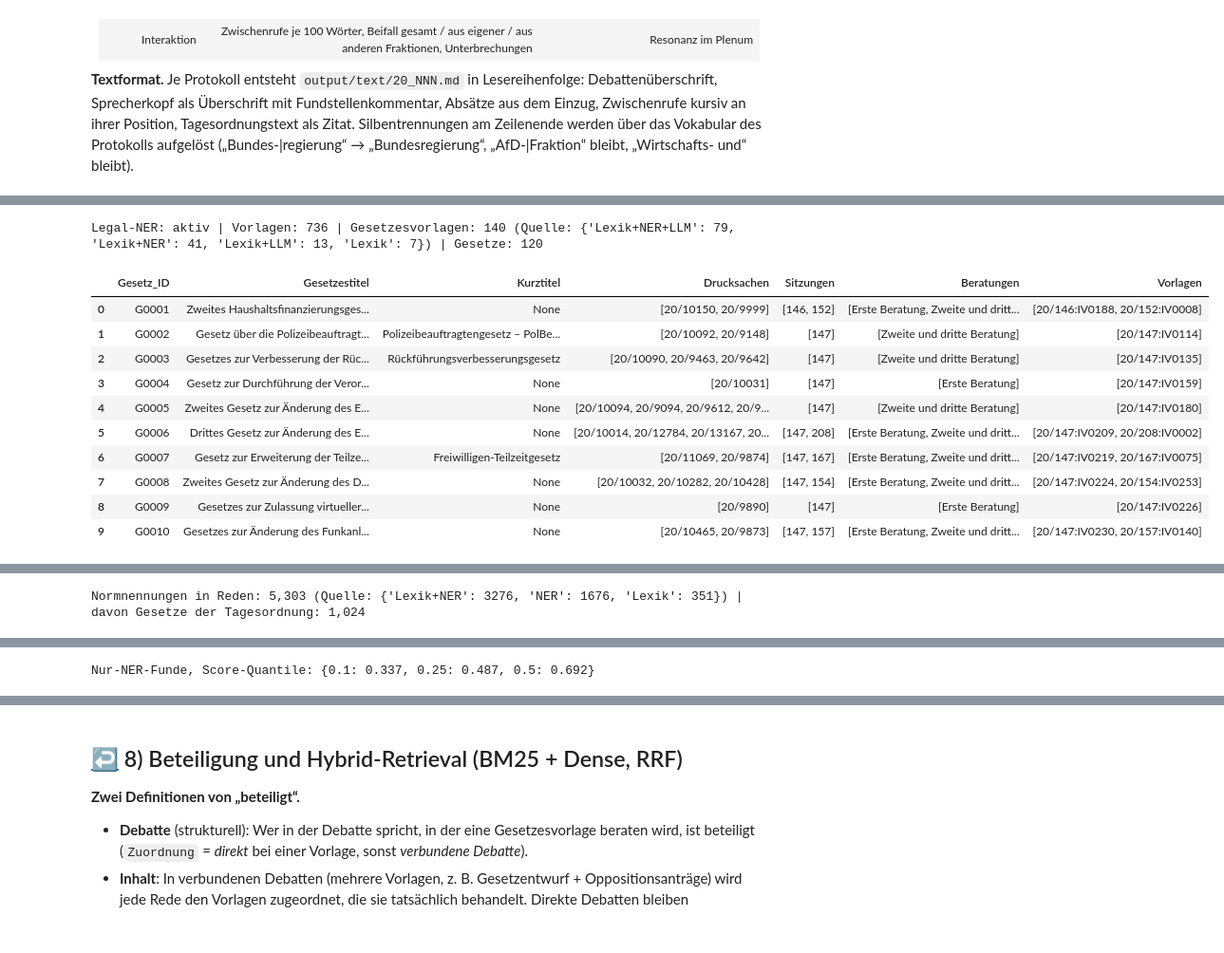
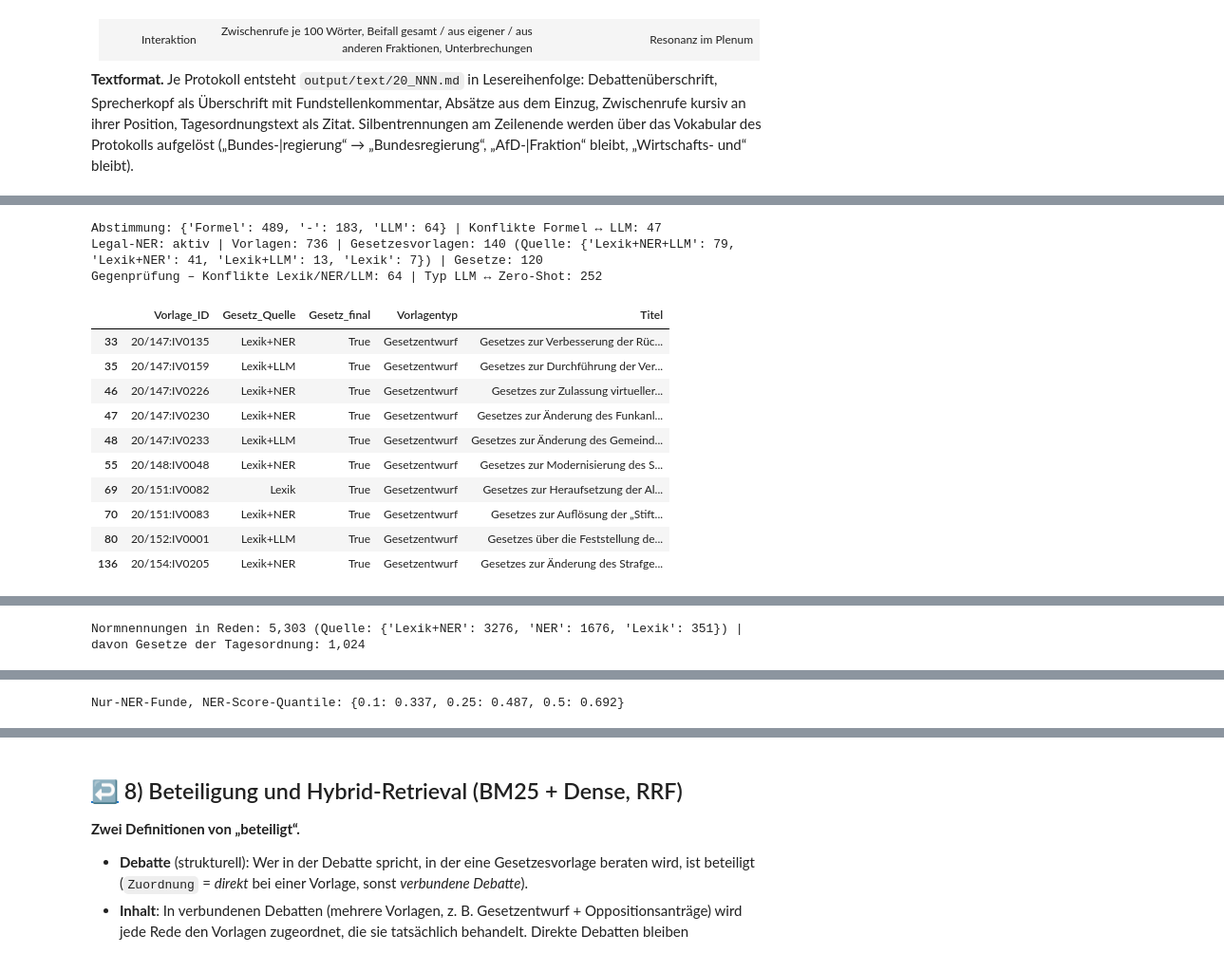
Before and after one commit to Geronimo39/KOM82_NLPNEU, a Jupyter notebook: KOM82_NLP_v03.ipynb, the cells around one changed output, grey strips where cells are left out. Shown at 95% size. Drawn from its saved outputs; the diff is of its cells as text; code cells hidden in the pictures.

```diff
--- a/KOM82_NLP_v03.ipynb
+++ b/KOM82_NLP_v03.ipynb
@@ -2152,7 +2195,8 @@ class Korpus:
 
 class Personenstamm:
     """Eine Person = Name ohne akademische Titel. Der Ortszusatz ('Detlef Müller (Chemnitz)') gehört
-    nur dazu, wenn derselbe Name im Korpus mit verschiedenen Zusätzen vorkommt. Partei der Person:
+    nur dazu, wenn derselbe Name im Korpus mit verschiedenen Zusätzen vorkommt; ein fehlender Zusatz zählt nicht
+    (v03: 'Mahmut Özdemir (Duisburg)' als Abgeordneter und 'Mahmut Özdemir' als Staatssekretär sind eine Person). Partei der Person:
     Mehrheit der Fraktionsangaben in ihren Köpfen, sonst in benannten Zwischenrufen 'Name [Fraktion]',
     sonst 'nicht im PDF belegt' (Evidenzprinzip). Partei eines Beitrags: Kopfangabe, sonst Person."""
 
@@ -2161,8 +2205,7 @@ class Personenstamm:
               listen: pd.DataFrame | None = None) -> tuple[pd.DataFrame, pd.DataFrame]:
         b = beitraege.loc[beitraege["Rolle"].ne("Sitzungsleitung")].copy()
         b["Schluessel"] = b["Name"].map(personen_schluessel)
-        zus = b.assign(Z=b["Zusatz"].where(b["Zusatz"].map(lambda x: isinstance(x, str)), "")) \
-               .groupby("Schluessel")["Z"].nunique()
+        zus = b.loc[b["Zusatz"].map(lambda x: isinstance(x, str) and bool(x.strip()))].groupby("Schluessel")["Zusatz"].nunique()
         mehrdeutig = set(zus[zus > 1].index)
         b["Person_ID"] = [s + (f" ({z})" if s in mehrdeutig and isinstance(z, str) else "")
                           for s, z in zip(b["Schluessel"], b["Zusatz"])]
@@ -2586,12 +2629,14 @@ class Klassifikation:
         for s in deb:
             n = iv[s].loc[iv[s]["Art"].eq("gegenstand")].groupby("Debatte_Nr").size()
             deb[s]["Gegenstaende"] = deb[s]["Debatte_Nr"].map(n).fillna(0).astype(int)
-        # 3) Rolle offener Sprecherköpfe (Funktion, ggf. Land in Klammern)
+        # 3) Rolle offener Sprecherköpfe (Funktion, ggf. Land in Klammern). Zweites Signal: steht im Zusatz ein
+        #    Bundesland ('Ministerin (Baden-Württemberg)'), spricht die Person für ein Land – Bundesminister tragen
+        #    keinen Landeszusatz (Phase 2: das Embedding allein ordnete Landesministerin Gentges der Bundesregierung zu).
         b = {s: d["beitraege"].copy() for s, d in daten.items()}
-        offen = [(s, i, " ".join(x for x in (txt(f), f"({txt(z)})" if txt(z) else "") if x))
+        offen = [(s, i, " ".join(x for x in (txt(f), f"({txt(z)})" if txt(z) else "") if x), txt(z) in Lexikon.LAENDER)
                  for s, df in b.items() for i, f, z in zip(df.index, df["Funktion"], df["Zusatz"]) if df.at[i, "Rolle"] == "offen"]
-        for (s, i, _), k in zip(offen, self._klassen("rolle", [t for *_, t in offen], "Sonstige")):
-            b[s].at[i, "Rolle"] = k
+        for (s, i, _, land), k in zip(offen, self._klassen("rolle", [t for _, _, t, _ in offen], "Sonstige")):
+            b[s].at[i, "Rolle"] = "Länder" if land else k
         # 4) Art der Zwischenrufe ohne Namenskennung
         zr = {s: d["zwischenrufe"].copy() for s, d in daten.items()}
         ohne = [(s, i, t) for s, df in zr.items() for i, t in zip(df.index[df["Art"].isna()], df.loc[df["Art"].isna(), "Text"])]
@@ -2811,7 +2856,7 @@ def beteiligung_debatte(reden: pd.DataFrame, vorlagen: pd.DataFrame) -> pd.DataF
                                                               "Partei_Gruppe", "Beitragsart", "Woerter"]], on="Debatte_ID")
     m["Zuordnung"] = np.where(m["Debatte_ID"].map(n_vorlagen).fillna(1).gt(1), "verbundene Debatte", "direkt")
     m["Methode"] = "Debatte"
-    m["Score"] = 1.0
+    m["RRF_Score"] = np.nan                # strukturelle Zuordnung: kein Score (RRF nur bei Methode 'Inhalt')
     return m
 
 
@@ -2856,7 +2901,7 @@ def gesetzeserwaehnungen(reden: pd.DataFrame, gesetze: pd.DataFrame, ner: Rechts
     Titel bzw. Kurztitel enthalten sind; mehrdeutige Nennungen bleiben unverknüpft. `Norm_Schluessel` fasst
     Flexionsformen zusammen ('Grundgesetz'/'Grundgesetzes')."""
     spalten = ["Rede_ID", "Sitzung", "Debatte_ID", "Redner", "Partei_Gruppe", "Norm_Typ", "Gesetz_genannt",
-               "Norm_Schluessel", "Quelle", "Score", "Gesetz_ID", "Passage"]
+               "Norm_Schluessel", "Quelle", "NER_Score", "Gesetz_ID", "Passage"]
     def kern(t: str) -> frozenset:
         return frozenset(w for w in staemme(t) if not w.isdigit())
     namen = {w for p in personen for w in personen_schluessel(str(p)).split()}
@@ -2887,7 +2932,7 @@ def gesetzeserwaehnungen(reden: pd.DataFrame, gesetze: pd.DataFrame, ner: Rechts
             ids = {gid for kb, gid in bekannt if (k := kern(name)) and k <= kb}
             zeilen.append({"Rede_ID": x.Rede_ID, "Sitzung": x.Sitzung, "Debatte_ID": x.Debatte_ID, "Redner": x.Redner,
                            "Partei_Gruppe": x.Partei_Gruppe, "Norm_Typ": typ, "Gesetz_genannt": name,
-                           "Norm_Schluessel": titel_schluessel(name), "Quelle": quelle, "Score": score,
+                           "Norm_Schluessel": titel_schluessel(name), "Quelle": quelle, "NER_Score": score,
                            "Gesetz_ID": ids.pop() if len(ids) == 1 else None, "Passage": s})
     return pd.DataFrame(zeilen, columns=spalten)
 # %%
@@ -3465,13 +3638,25 @@ with stufe("7_gesetze"):
     if LLM_NUTZBAR:
         VORLAGEN = VorlagenLLM(BACKEND, logger).anwenden(VORLAGEN)
     VORLAGEN = gesetz_entscheidung(VORLAGEN, GESETZ_MODUS)
+    if LLM_NUTZBAR:                                   # Titel in die Grundform (eigene Anfrage, Belegprüfung)
+        VORLAGEN = GrundformLLM(BACKEND, logger).anwenden(VORLAGEN)
     GESETZE, VORLAGEN = Gesetzesidentitaet.bilde(VORLAGEN)
-    ABSTIMMUNG = (AbstimmungLLM(BACKEND, logger).anwenden(BEITRAEGE, VORLAGEN) if LLM_NUTZBAR
-                  else pd.DataFrame(columns=["Vorlage_ID", "Ergebnis", "Ergebnis_Beleg", "Beleg_ok"]))
-    VORLAGEN = VORLAGEN.drop(columns=[c for c in ("Ergebnis", "Ergebnis_Beleg", "Beleg_ok") if c in VORLAGEN]).merge(ABSTIMMUNG, on="Vorlage_ID", how="left")
+    # Abstimmungsergebnis: Feststellungen der Sitzungsleitung (formal) entscheiden, das LLM prüft gegen
+    ABST_LLM = (AbstimmungLLM(BACKEND, logger).anwenden(BEITRAEGE, VORLAGEN) if LLM_NUTZBAR
+                else pd.DataFrame(columns=["Vorlage_ID", "Ergebnis", "Ergebnis_Beleg", "Beleg_ok"]))
+    ABST_LLM = ABST_LLM.rename(columns={"Ergebnis": "Ergebnis_LLM", "Ergebnis_Beleg": "Beleg_LLM"})
+    VORLAGEN = (VORLAGEN.drop(columns=[c for c in VORLAGEN if c.startswith(("Ergebnis", "Beleg_"))])
+                .merge(AbstimmungFormal().anwenden(BEITRAEGE, VORLAGEN), on="Vorlage_ID", how="left")
+                .merge(ABST_LLM, on="Vorlage_ID", how="left"))
+    VORLAGEN = abstimmung_entscheidung(VORLAGEN)
+print("Abstimmung:", VORLAGEN["Ergebnis_Quelle"].value_counts().to_dict(),
+      "| Konflikte Formel ↔ LLM:", int(VORLAGEN["Ergebnis_Konflikt"].sum()))
 print(f"Legal-NER: {'aktiv' if NER.aktiv else 'nicht verfügbar'} | Vorlagen: {len(VORLAGEN)} | "
       f"Gesetzesvorlagen: {VORLAGEN['Gesetz_final'].sum()} "
       f"(Quelle: {VORLAGEN.loc[VORLAGEN['Gesetz_final'], 'Gesetz_Quelle'].value_counts().to_dict()}) | Gesetze: {len(GESETZE)}")
+print(f"Gegenprüfung – Konflikte Lexik/NER/LLM: {int(VORLAGEN['Gesetz_Konflikt'].sum())} | "
+      f"Typ LLM ↔ Zero-Shot: {int(VORLAGEN['Typ_Konflikt'].sum())}")
+display(VORLAGEN.loc[VORLAGEN["Gesetz_Konflikt"], ["Vorlage_ID", "Gesetz_Quelle", "Gesetz_final", "Vorlagentyp", "Titel"]].head(10))
 display(GESETZE.head(10))
 with stufe("7_erwaehnungen"):
     ERWAEHNUNGEN = gesetzeserwaehnungen(REDEN, GESETZE, NER if NER_ERWAEHNUNGEN else None,
@@ -3482,7 +3667,7 @@ display(ERWAEHNUNGEN.groupby("Norm_Schluessel").agg(Norm=("Gesetz_genannt", lamb
                                                     Nennungen=("Gesetz_genannt", "size"))
         .sort_values("Nennungen", ascending=False).head(15).set_index("Norm"))
 if (_n := ERWAEHNUNGEN["Quelle"].eq("NER")).any():                   # Kalibrierung der Score-Schwelle (nur DEV)
-    print("Nur-NER-Funde, Score-Quantile:", ERWAEHNUNGEN.loc[_n, "Score"].quantile([.1, .25, .5]).round(3).to_dict())
-    display(ERWAEHNUNGEN.loc[_n].sort_values("Score")[["Gesetz_genannt", "Norm_Typ", "Score", "Passage"]].head(15))
+    print("Nur-NER-Funde, NER-Score-Quantile:", ERWAEHNUNGEN.loc[_n, "NER_Score"].quantile([.1, .25, .5]).round(3).to_dict())
+    display(ERWAEHNUNGEN.loc[_n].sort_values("NER_Score")[["Gesetz_genannt", "Norm_Typ", "NER_Score", "Passage"]].head(15))
 NER.freigeben(); SATZTRENNER.freigeben()          # 8 GB VRAM: Torch-Modelle vor Retrieval/Sentiment entladen
 # %% [output]
@@ -3506,12 +3691,14 @@ NER.freigeben(); SATZTRENNER.freigeben()          # 8 GB VRAM: Torch-Modelle vor
+Abstimmung: {'Formel': 489, '-': 183, 'LLM': 64} | Konflikte Formel ↔ LLM: 47
 Legal-NER: aktiv | Vorlagen: 736 | Gesetzesvorlagen: 140 (Quelle: {'Lexik+NER+LLM': 79, 'Lexik+NER': 41, 'Lexik+LLM': 13, 'Lexik': 7}) | Gesetze: 120
+Gegenprüfung – Konflikte Lexik/NER/LLM: 64 | Typ LLM ↔ Zero-Shot: 252
-|  | Gesetz_ID | Gesetzestitel | Kurztitel | Drucksachen | Sitzungen | Beratungen | Vorlagen |
-| 0 | G0001 | Zweites Haushaltsfinanzierungsges... | None | [20/10150, 20/9999] | [146, 152] | [Erste Beratung, Zweite und dritt... | [20/146:IV0188, 20/152:IV0008] |
-| 1 | G0002 | Gesetz über die Polizeibeauftragt... | Polizeibeauftragtengesetz – PolBe... | [20/10092, 20/9148] | [147] | [Zweite und dritte Beratung] | [20/147:IV0114] |
-| 2 | G0003 | Gesetzes zur Verbesserung der Rüc... | Rückführungsverbesserungsgesetz | [20/10090, 20/9463, 20/9642] | [147] | [Zweite und dritte Beratung] | [20/147:IV0135] |
-| 3 | G0004 | Gesetz zur Durchführung der Veror... | None | [20/10031] | [147] | [Erste Beratung] | [20/147:IV0159] |
-| 4 | G0005 | Zweites Gesetz zur Änderung des E... | None | [20/10094, 20/9094, 20/9612, 20/9... | [147] | [Zweite und dritte Beratung] | [20/147:IV0180] |
-| 5 | G0006 | Drittes Gesetz zur Änderung des E... | None | [20/10014, 20/12784, 20/13167, 20... | [147, 208] | [Erste Beratung, Zweite und dritt... | [20/147:IV0209, 20/208:IV0002] |
-| 6 | G0007 | Gesetz zur Erweiterung der Teilze... | Freiwilligen-Teilzeitgesetz | [20/11069, 20/9874] | [147, 167] | [Erste Beratung, Zweite und dritt... | [20/147:IV0219, 20/167:IV0075] |
-| 7 | G0008 | Zweites Gesetz zur Änderung des D... | None | [20/10032, 20/10282, 20/10428] | [147, 154] | [Erste Beratung, Zweite und dritt... | [20/147:IV0224, 20/154:IV0253] |
-| 8 | G0009 | Gesetzes zur Zulassung virtueller... | None | [20/9890] | [147] | [Erste Beratung] | [20/147:IV0226] |
-| 9 | G0010 | Gesetzes zur Änderung des Funkanl... | None | [20/10465, 20/9873] | [147, 157] | [Erste Beratung, Zweite und dritt... | [20/147:IV0230, 20/157:IV0140] |
+|  | Vorlage_ID | Gesetz_Quelle | Gesetz_final | Vorlagentyp | Titel |
+| 33 | 20/147:IV0135 | Lexik+NER | True | Gesetzentwurf | Gesetzes zur Verbesserung der Rüc... |
+| 35 | 20/147:IV0159 | Lexik+LLM | True | Gesetzentwurf | Gesetzes zur Durchführung der Ver... |
+| 46 | 20/147:IV0226 | Lexik+NER | True | Gesetzentwurf | Gesetzes zur Zulassung virtueller... |
+| 47 | 20/147:IV0230 | Lexik+NER | True | Gesetzentwurf | Gesetzes zur Änderung des Funkanl... |
+| 48 | 20/147:IV0233 | Lexik+LLM | True | Gesetzentwurf | Gesetzes zur Änderung des Gemeind... |
+| 55 | 20/148:IV0048 | Lexik+NER | True | Gesetzentwurf | Gesetzes zur Modernisierung des S... |
+| 69 | 20/151:IV0082 | Lexik | True | Gesetzentwurf | Gesetzes zur Heraufsetzung der Al... |
+| 70 | 20/151:IV0083 | Lexik+NER | True | Gesetzentwurf | Gesetzes zur Auflösung der „Stift... |
+| 80 | 20/152:IV0001 | Lexik+LLM | True | Gesetzentwurf | Gesetzes über die Feststellung de... |
+| 136 | 20/154:IV0205 | Lexik+NER | True | Gesetzentwurf | Gesetzes zur Änderung des Strafge... |
@@ -3537 +3735 @@ Normnennungen in Reden: 5,303 (Quelle: {'Lexik+NER': 3276, 'NER': 1676, 'Lexik':
-Nur-NER-Funde, Score-Quantile: {0.1: 0.337, 0.25: 0.487, 0.5: 0.692}
+Nur-NER-Funde, NER-Score-Quantile: {0.1: 0.337, 0.25: 0.487, 0.5: 0.692}
```
Also changed, not shown: parts of 31 cells of this notebook, 5 other files.
